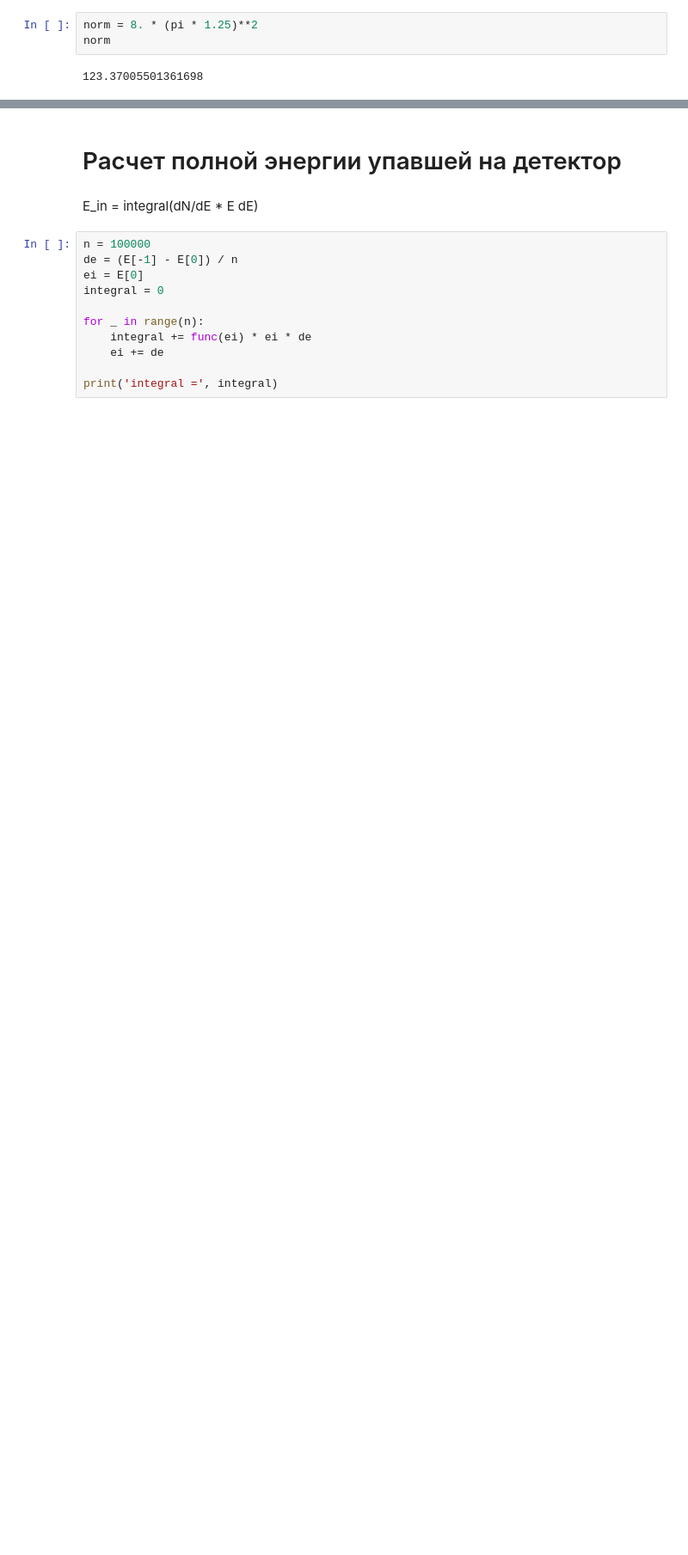
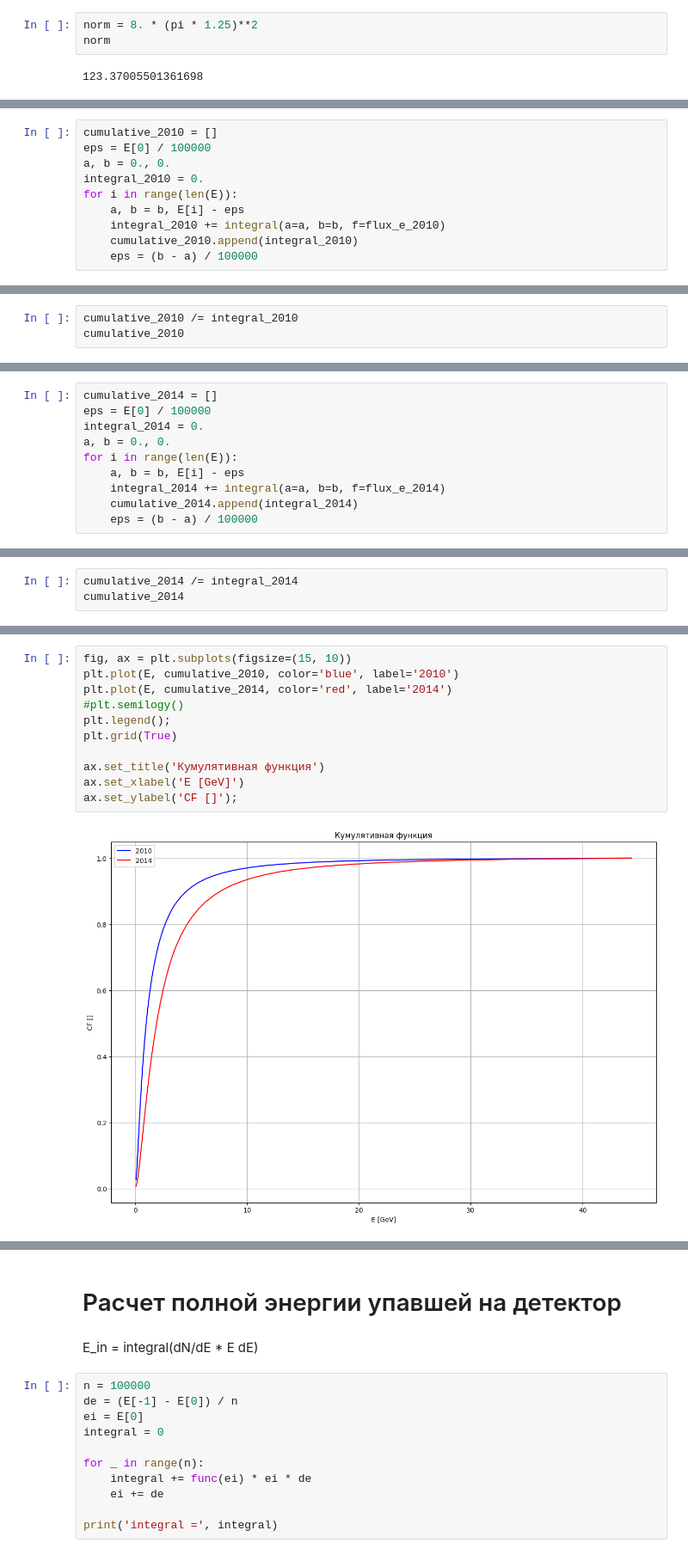
Before and after one commit to satysh/hero_geant4, a Jupyter notebook: project/macro/jupyter/approxymation.ipynb, the cells around one changed output, grey strips where cells are left out. Shown at 86% size. Drawn from its saved outputs; the diff is of its cells as text; blank space fills up the shorter version.

Commit message:
add cumulative functions calculation

```diff
--- a/project/macro/jupyter/approxymation.ipynb
+++ b/project/macro/jupyter/approxymation.ipynb
@@ -253,0 +298,10 @@ print(norm * integral * 100 / 10**6)
+# %%
+cumulative_2010 = []
+eps = E[0] / 100000
+a, b = 0., 0.
+integral_2010 = 0.
+for i in range(len(E)):
+    a, b = b, E[i] - eps
+    integral_2010 += integral(a=a, b=b, f=flux_e_2010)
+    cumulative_2010.append(integral_2010)
+    eps = (b - a) / 100000
@@ -253,0 +312,3 @@ print(norm * integral * 100 / 10**6)
+# %%
+cumulative_2010 /= integral_2010
+cumulative_2010
@@ -253,0 +332,10 @@ print(norm * integral * 100 / 10**6)
+# %%
+cumulative_2014 = []
+eps = E[0] / 100000
+integral_2014 = 0.
+a, b = 0., 0.
+for i in range(len(E)):
+    a, b = b, E[i] - eps
+    integral_2014 += integral(a=a, b=b, f=flux_e_2014)
+    cumulative_2014.append(integral_2014)
+    eps = (b - a) / 100000
@@ -253,0 +346,3 @@ print(norm * integral * 100 / 10**6)
+# %%
+cumulative_2014 /= integral_2014
+cumulative_2014
@@ -253,0 +374,13 @@ print(norm * integral * 100 / 10**6)
+# %%
+fig, ax = plt.subplots(figsize=(15, 10))
+plt.plot(E, cumulative_2010, color='blue', label='2010')
+plt.plot(E, cumulative_2014, color='red', label='2014')
+#plt.semilogy()
+plt.legend();
+plt.grid(True)
+
+ax.set_title('Кумулятивная функция')
+ax.set_xlabel('E [GeV]')
+ax.set_ylabel('CF []');
+# %% [output]
+[figure, added]
```
Also changed, not shown: parts of 37 cells of this notebook.
